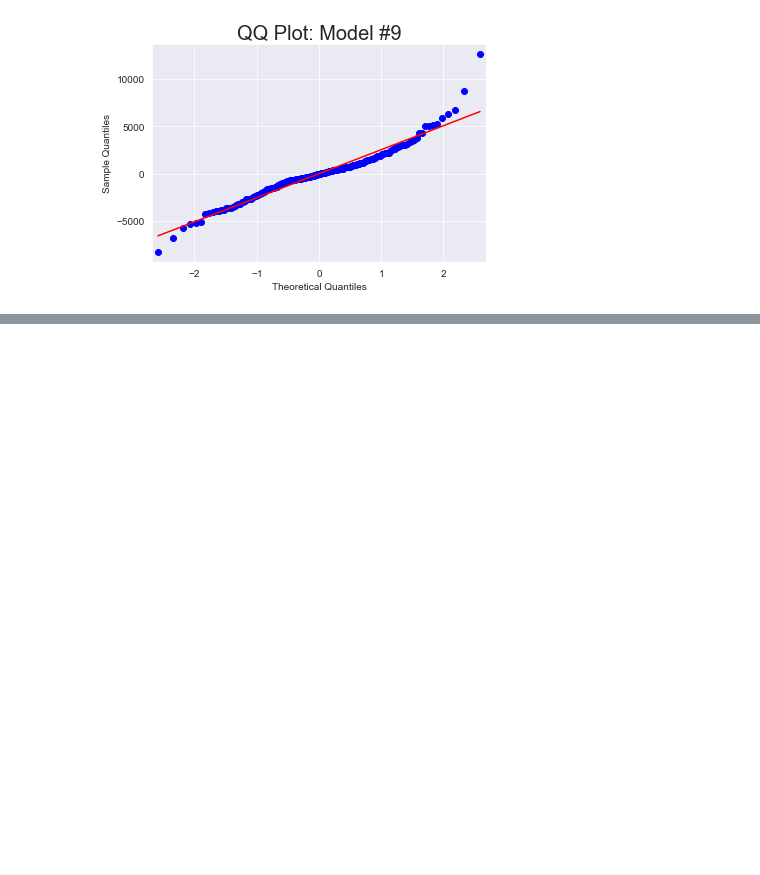
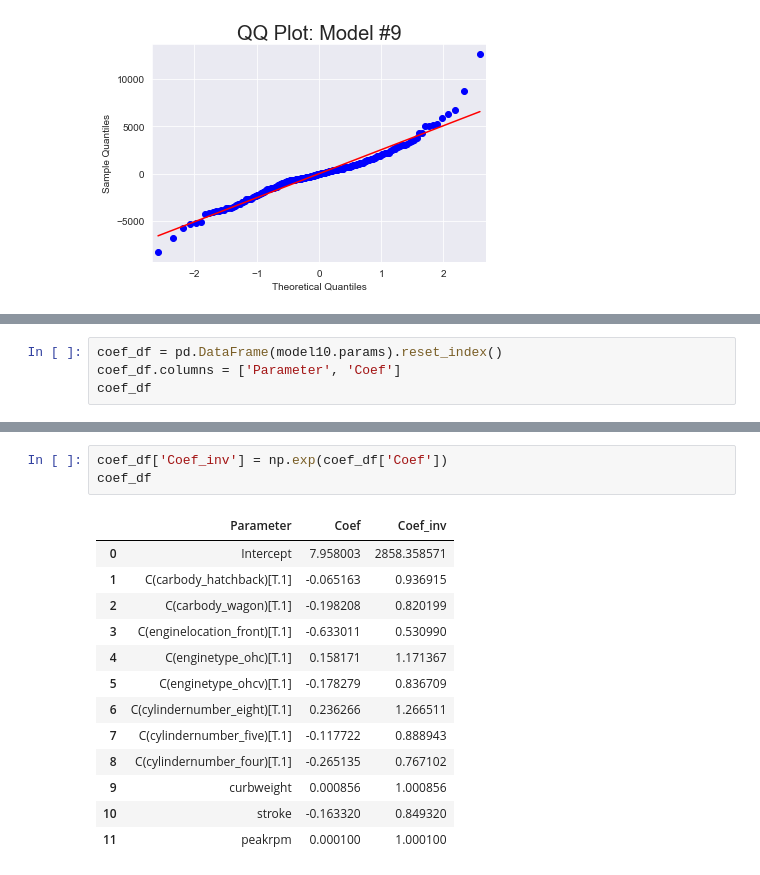
Before and after one commit to ShaneJett-DS/car_price_prediction, a Jupyter notebook: price_prediction.ipynb, the cells around one changed output, grey strips where cells are left out. Saved outputs shown, nothing was run; the diff lists cells and outputs as text; blank space fills up the shorter version.

```diff
--- a/price_prediction.ipynb
+++ b/price_prediction.ipynb
@@ -916,3 +917,7 @@ plt.show()
     * Location of the engine (Front, other)
     * Number of cylinders in the engine
     * Type of Engine (ohc, ohcv, other)
+# %%
+coef_df = pd.DataFrame(model10.params).reset_index()
+coef_df.columns = ['Parameter', 'Coef']
+coef_df
@@ -918,0 +938,17 @@ plt.show()
+# %%
+coef_df['Coef_inv'] = np.exp(coef_df['Coef'])
+coef_df
+# %% [output]
+|  | Parameter | Coef | Coef_inv |
+| 0 | Intercept | 7.958003 | 2858.358571 |
+| 1 | C(carbody_hatchback)[T.1] | -0.065163 | 0.936915 |
+| 2 | C(carbody_wagon)[T.1] | -0.198208 | 0.820199 |
+| 3 | C(enginelocation_front)[T.1] | -0.633011 | 0.530990 |
+| 4 | C(enginetype_ohc)[T.1] | 0.158171 | 1.171367 |
+| 5 | C(enginetype_ohcv)[T.1] | -0.178279 | 0.836709 |
+| 6 | C(cylindernumber_eight)[T.1] | 0.236266 | 1.266511 |
+| 7 | C(cylindernumber_five)[T.1] | -0.117722 | 0.888943 |
+| 8 | C(cylindernumber_four)[T.1] | -0.265135 | 0.767102 |
+| 9 | curbweight | 0.000856 | 1.000856 |
+| 10 | stroke | -0.163320 | 0.849320 |
+| 11 | peakrpm | 0.000100 | 1.000100 |
```
Also changed, not shown: parts of 8 cells of this notebook.
